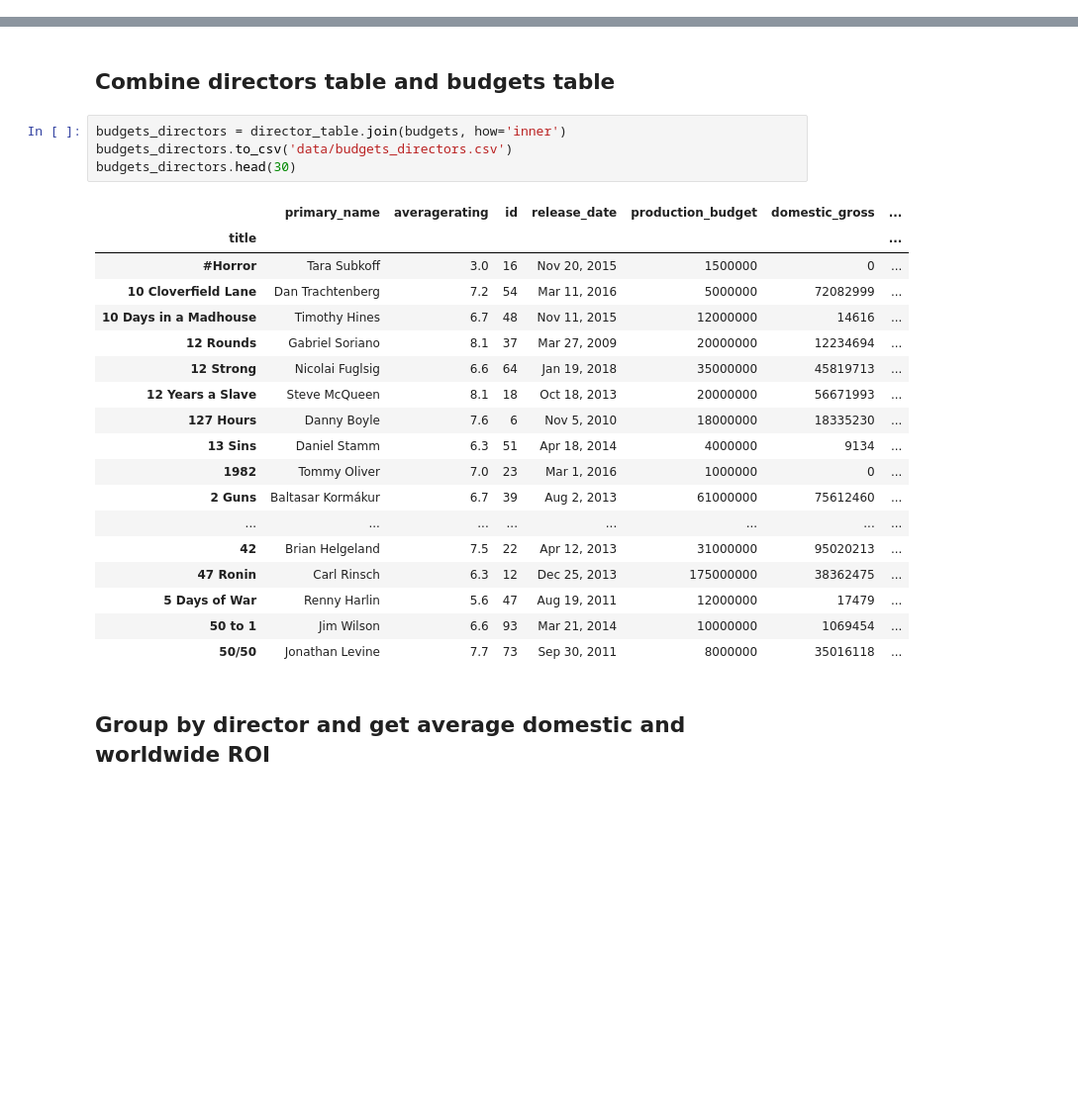
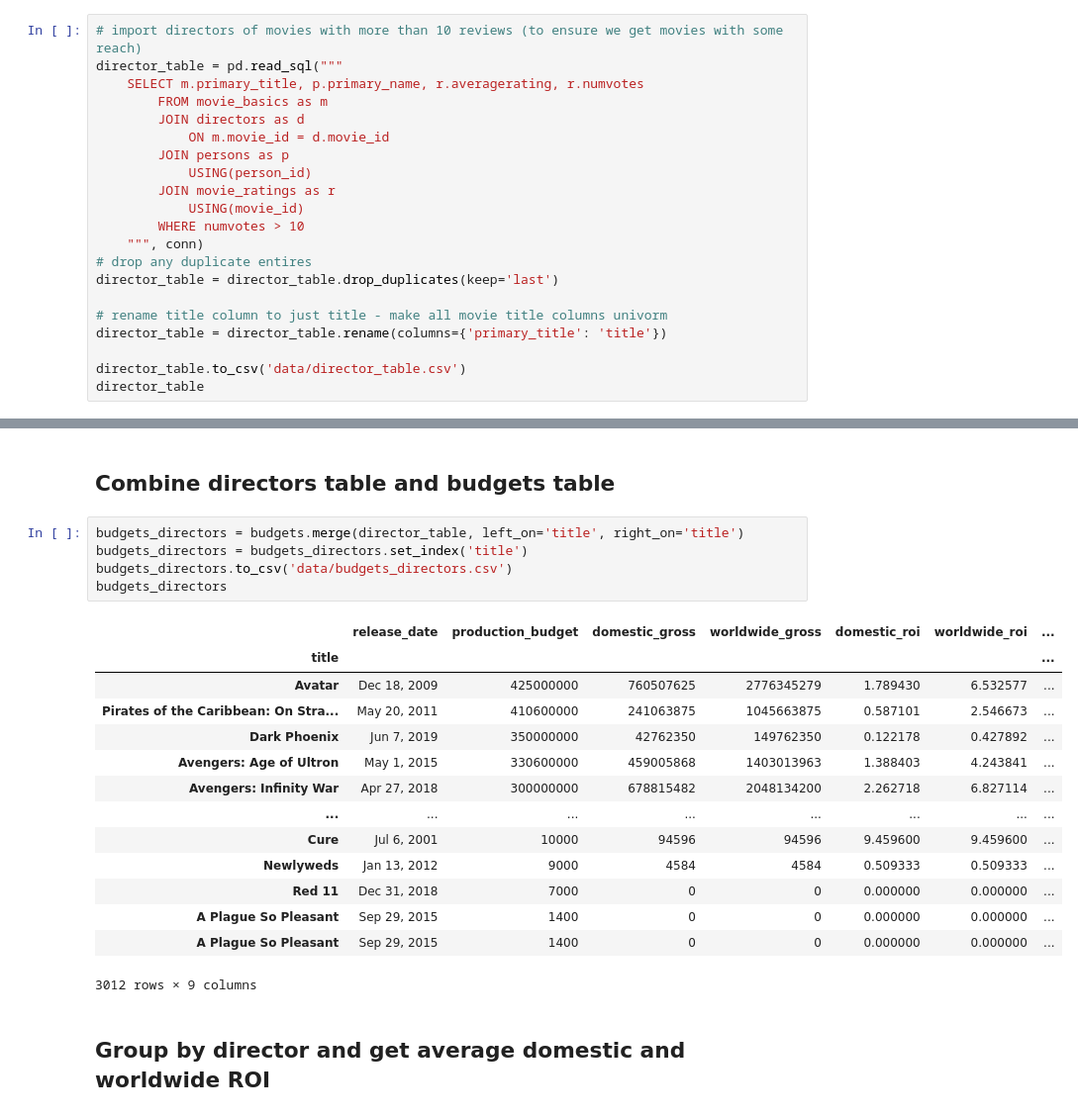
Before and after one commit to abigailjcampbell/dsc-phase-2-project-v3, a Jupyter notebook: student.ipynb, the cells around one changed output, grey strips where cells are left out. Shown: that part at 99% size. Drawn from its saved outputs; the diff is of its cells as text; blank space fills up the shorter version.

```diff
--- a/student.ipynb
+++ b/student.ipynb
@@ -301,0 +261,21 @@ director_table.head(10)
+# %%
+# import directors of movies with more than 10 reviews (to ensure we get movies with some reach)
+director_table = pd.read_sql("""
+    SELECT m.primary_title, p.primary_name, r.averagerating, r.numvotes
+        FROM movie_basics as m
+        JOIN directors as d
+            ON m.movie_id = d.movie_id
+        JOIN persons as p
+            USING(person_id)
+        JOIN movie_ratings as r
+            USING(movie_id)
+        WHERE numvotes > 10
+    """, conn)
+# drop any duplicate entires
+director_table = director_table.drop_duplicates(keep='last')
+
+# rename title column to just title - make all movie title columns univorm
+director_table = director_table.rename(columns={'primary_title': 'title'})
+
+director_table.to_csv('data/director_table.csv')
+director_table
@@ -396,27 +375,24 @@ month_sums
 # %% [markdown]
 ## Combine directors table and budgets table
 # %%
-budgets_directors = director_table.join(budgets, how='inner')
+budgets_directors = budgets.merge(director_table, left_on='title', right_on='title')
+budgets_directors = budgets_directors.set_index('title')
 budgets_directors.to_csv('data/budgets_directors.csv')
-budgets_directors.head(30)
+budgets_directors
 # %% [output]
-|  | primary_name | averagerating | id | release_date | production_budget | domestic_gross | ... |
+|  | release_date | production_budget | domestic_gross | worldwide_gross | domestic_roi | worldwide_roi | ... |
 | title |  |  |  |  |  |  | ... |
-| #Horror | Tara Subkoff | 3.0 | 16 | Nov 20, 2015 | 1500000 | 0 | ... |
-| 10 Cloverfield Lane | Dan Trachtenberg | 7.2 | 54 | Mar 11, 2016 | 5000000 | 72082999 | ... |
-| 10 Days in a Madhouse | Timothy Hines | 6.7 | 48 | Nov 11, 2015 | 12000000 | 14616 | ... |
-| 12 Rounds | Gabriel Soriano | 8.1 | 37 | Mar 27, 2009 | 20000000 | 12234694 | ... |
-| 12 Strong | Nicolai Fuglsig | 6.6 | 64 | Jan 19, 2018 | 35000000 | 45819713 | ... |
-| 12 Years a Slave | Steve McQueen | 8.1 | 18 | Oct 18, 2013 | 20000000 | 56671993 | ... |
-| 127 Hours | Danny Boyle | 7.6 | 6 | Nov 5, 2010 | 18000000 | 18335230 | ... |
-| 13 Sins | Daniel Stamm | 6.3 | 51 | Apr 18, 2014 | 4000000 | 9134 | ... |
-| 1982 | Tommy Oliver | 7.0 | 23 | Mar 1, 2016 | 1000000 | 0 | ... |
-| 2 Guns | Baltasar Kormákur | 6.7 | 39 | Aug 2, 2013 | 61000000 | 75612460 | ... |
+| Avatar | Dec 18, 2009 | 425000000 | 760507625 | 2776345279 | 1.789430 | 6.532577 | ... |
+| Pirates of the Caribbean: On Stra... | May 20, 2011 | 410600000 | 241063875 | 1045663875 | 0.587101 | 2.546673 | ... |
+| Dark Phoenix | Jun 7, 2019 | 350000000 | 42762350 | 149762350 | 0.122178 | 0.427892 | ... |
+| Avengers: Age of Ultron | May 1, 2015 | 330600000 | 459005868 | 1403013963 | 1.388403 | 4.243841 | ... |
+| Avengers: Infinity War | Apr 27, 2018 | 300000000 | 678815482 | 2048134200 | 2.262718 | 6.827114 | ... |
 | ... | ... | ... | ... | ... | ... | ... | ... |
-| 42 | Brian Helgeland | 7.5 | 22 | Apr 12, 2013 | 31000000 | 95020213 | ... |
-| 47 Ronin | Carl Rinsch | 6.3 | 12 | Dec 25, 2013 | 175000000 | 38362475 | ... |
-| 5 Days of War | Renny Harlin | 5.6 | 47 | Aug 19, 2011 | 12000000 | 17479 | ... |
-| 50 to 1 | Jim Wilson | 6.6 | 93 | Mar 21, 2014 | 10000000 | 1069454 | ... |
-| 50/50 | Jonathan Levine | 7.7 | 73 | Sep 30, 2011 | 8000000 | 35016118 | ... |
+| Cure | Jul 6, 2001 | 10000 | 94596 | 94596 | 9.459600 | 9.459600 | ... |
+| Newlyweds | Jan 13, 2012 | 9000 | 4584 | 4584 | 0.509333 | 0.509333 | ... |
+| Red 11 | Dec 31, 2018 | 7000 | 0 | 0 | 0.000000 | 0.000000 | ... |
+| A Plague So Pleasant | Sep 29, 2015 | 1400 | 0 | 0 | 0.000000 | 0.000000 | ... |
+| A Plague So Pleasant | Sep 29, 2015 | 1400 | 0 | 0 | 0.000000 | 0.000000 | ... |
+3012 rows × 9 columns
 # %% [markdown]
 ## Group by director and get average domestic and worldwide ROI
```
Also changed, not shown: parts of 62 cells of this notebook.
